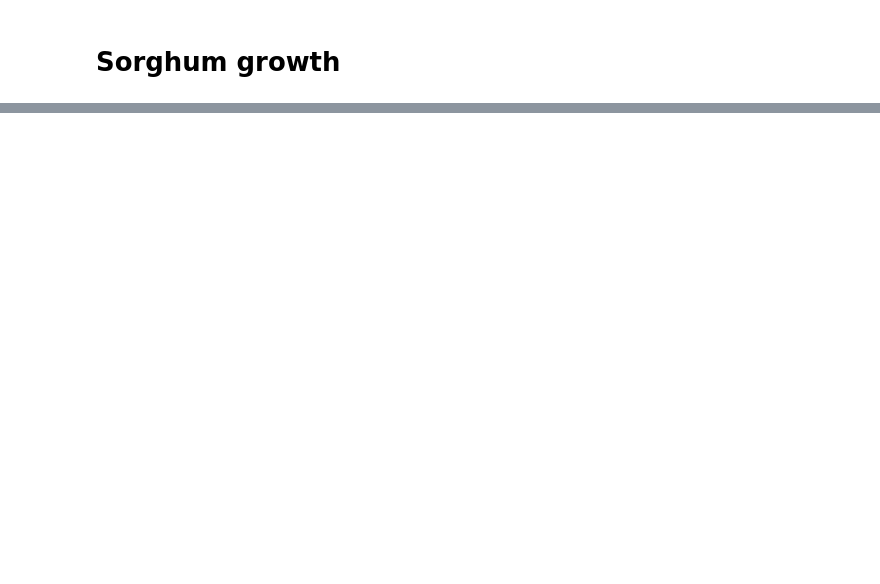
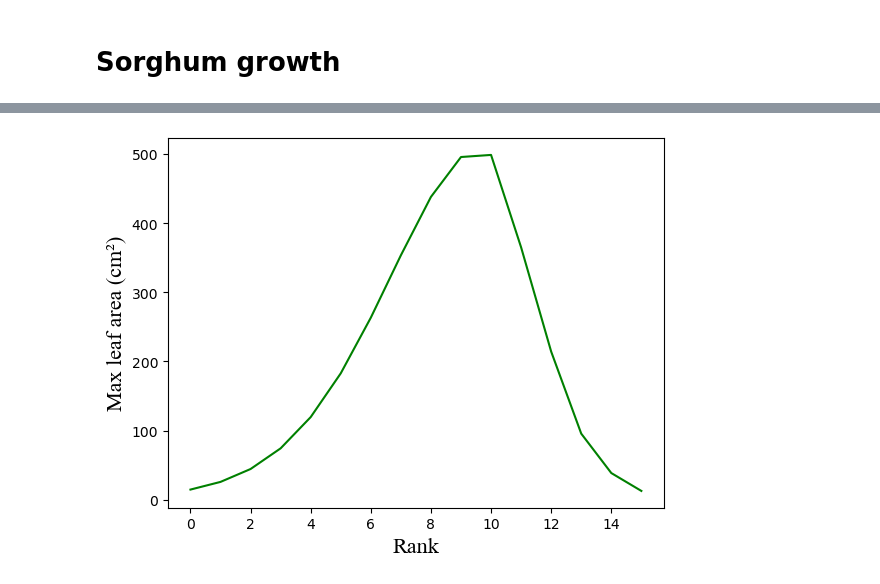
Before and after one commit to orianebro/ArchiCrop, a Jupyter notebook: tutorials/sorghum_growth.ipynb, the cells around one changed output, grey strips where cells are left out. Drawn from its saved outputs; the diff is of its cells as text; code cells hidden in the pictures; blank space fills up the shorter version.

```diff
--- a/tutorials/sorghum_growth.ipynb
+++ b/tutorials/sorghum_growth.ipynb
@@ -109,0 +121,22 @@ mtgs[3][-40].properties()['potential_growth_rate']
+# %%
+### Plot leaf lengths
+id = 0
+leaf_areas = []
+for l in range(len(mtgs[id][1].properties()["visible_leaf_area"].values())):  # noqa: E741
+    # print(list(growing_plant[time[1]].properties()["leaf_lengths"].values()))
+    # print(list(growing_plant[time[-1]].properties()["leaf_lengths"].values()))
+    leaf_areas.append(list(mtgs[id][-1].properties()["visible_leaf_area"].values())[l])
+
+plt.plot(range(1,len(leaf_areas)+1), leaf_areas, color="green")
+plt.xlabel("Rank", fontsize=16, fontname="Times New Roman")
+plt.ylabel("Max leaf area (cm²)", fontsize=16, fontname="Times New Roman")
+# plt.legend(loc="upper left")
+
+# Save figure
+today_str = date.today().strftime("%Y-%m-%d")
+os.makedirs(f"D:/PhD_Oriane/simulations_ArchiCrop/{today_str}", exist_ok=True)  # noqa: PTH103
+plt.savefig(f"D:/PhD_Oriane/simulations_ArchiCrop/{today_str}/plot_leaf_areas.png")
+
+plt.show()
+# %% [output]
+[figure, added]
```
Also changed, not shown: parts of 5 cells of this notebook, 28 other files.
